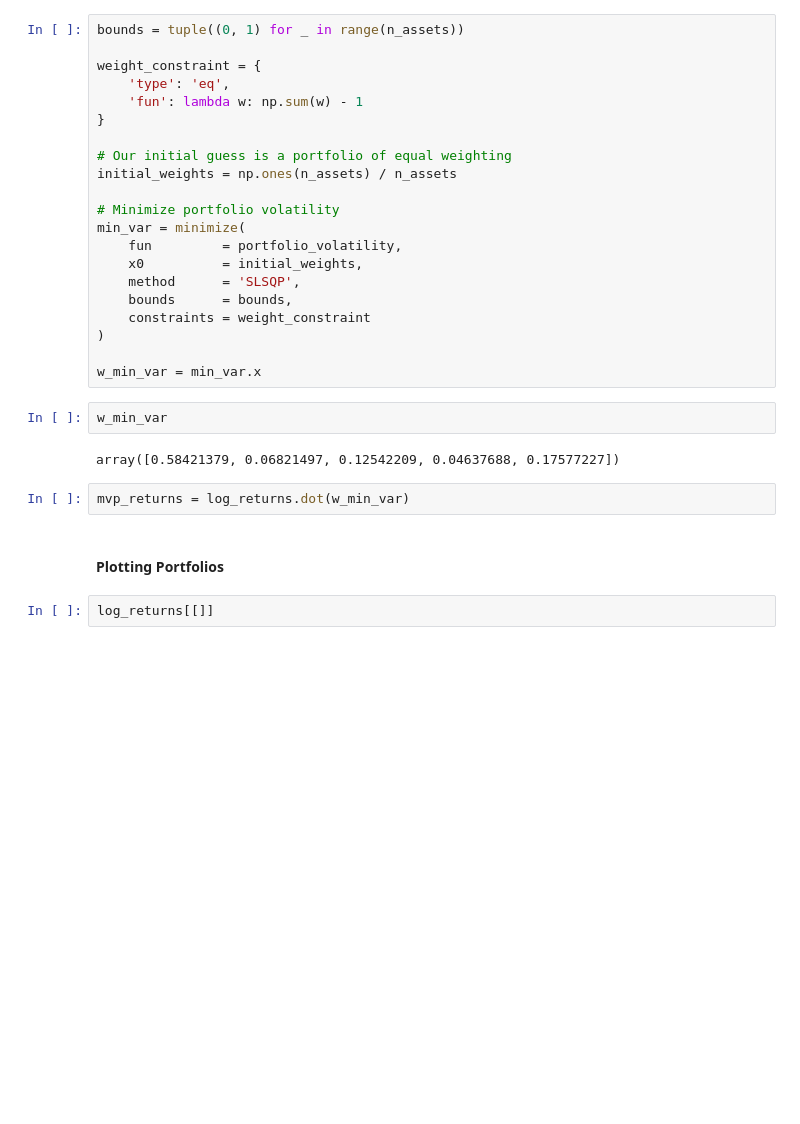
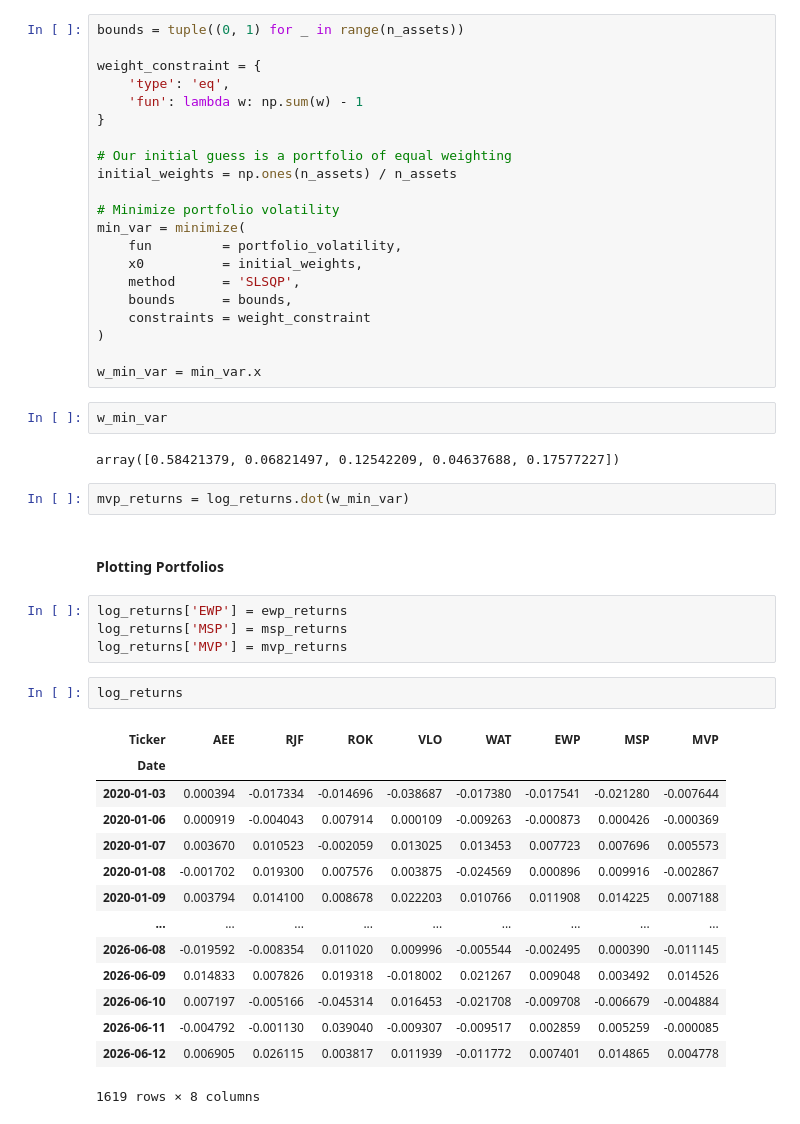
Before and after one commit to JamieW365/trading_algos, a Jupyter notebook: notebooks/efficient_frontier.ipynb, the cells around one changed output. Drawn from its saved outputs; the diff is of its cells as text; blank space fills up the shorter version.

```diff
--- a/notebooks/efficient_frontier.ipynb
+++ b/notebooks/efficient_frontier.ipynb
@@ -212,5 +212,24 @@ array([0.58421379, 0.06821497, 0.12542209, 0.04637688, 0.17577227])
 mvp_returns = log_returns.dot(w_min_var)
 # %% [markdown]
 #### Plotting Portfolios
+# %%
+log_returns['EWP'] = ewp_returns
+log_returns['MSP'] = msp_returns
+log_returns['MVP'] = mvp_returns
 # %%
-log_returns[[]]
+log_returns
+# %% [output]
+| Ticker | AEE | RJF | ROK | VLO | WAT | EWP | MSP | MVP |
+| Date |  |  |  |  |  |  |  |  |
+| 2020-01-03 | 0.000394 | -0.017334 | -0.014696 | -0.038687 | -0.017380 | -0.017541 | -0.021280 | -0.007644 |
+| 2020-01-06 | 0.000919 | -0.004043 | 0.007914 | 0.000109 | -0.009263 | -0.000873 | 0.000426 | -0.000369 |
+| 2020-01-07 | 0.003670 | 0.010523 | -0.002059 | 0.013025 | 0.013453 | 0.007723 | 0.007696 | 0.005573 |
+| 2020-01-08 | -0.001702 | 0.019300 | 0.007576 | 0.003875 | -0.024569 | 0.000896 | 0.009916 | -0.002867 |
+| 2020-01-09 | 0.003794 | 0.014100 | 0.008678 | 0.022203 | 0.010766 | 0.011908 | 0.014225 | 0.007188 |
+| ... | ... | ... | ... | ... | ... | ... | ... | ... |
+| 2026-06-08 | -0.019592 | -0.008354 | 0.011020 | 0.009996 | -0.005544 | -0.002495 | 0.000390 | -0.011145 |
+| 2026-06-09 | 0.014833 | 0.007826 | 0.019318 | -0.018002 | 0.021267 | 0.009048 | 0.003492 | 0.014526 |
+| 2026-06-10 | 0.007197 | -0.005166 | -0.045314 | 0.016453 | -0.021708 | -0.009708 | -0.006679 | -0.004884 |
+| 2026-06-11 | -0.004792 | -0.001130 | 0.039040 | -0.009307 | -0.009517 | 0.002859 | 0.005259 | -0.000085 |
+| 2026-06-12 | 0.006905 | 0.026115 | 0.003817 | 0.011939 | -0.011772 | 0.007401 | 0.014865 | 0.004778 |
+1619 rows × 8 columns
```
Also changed, not shown: parts of 4 cells of this notebook.
